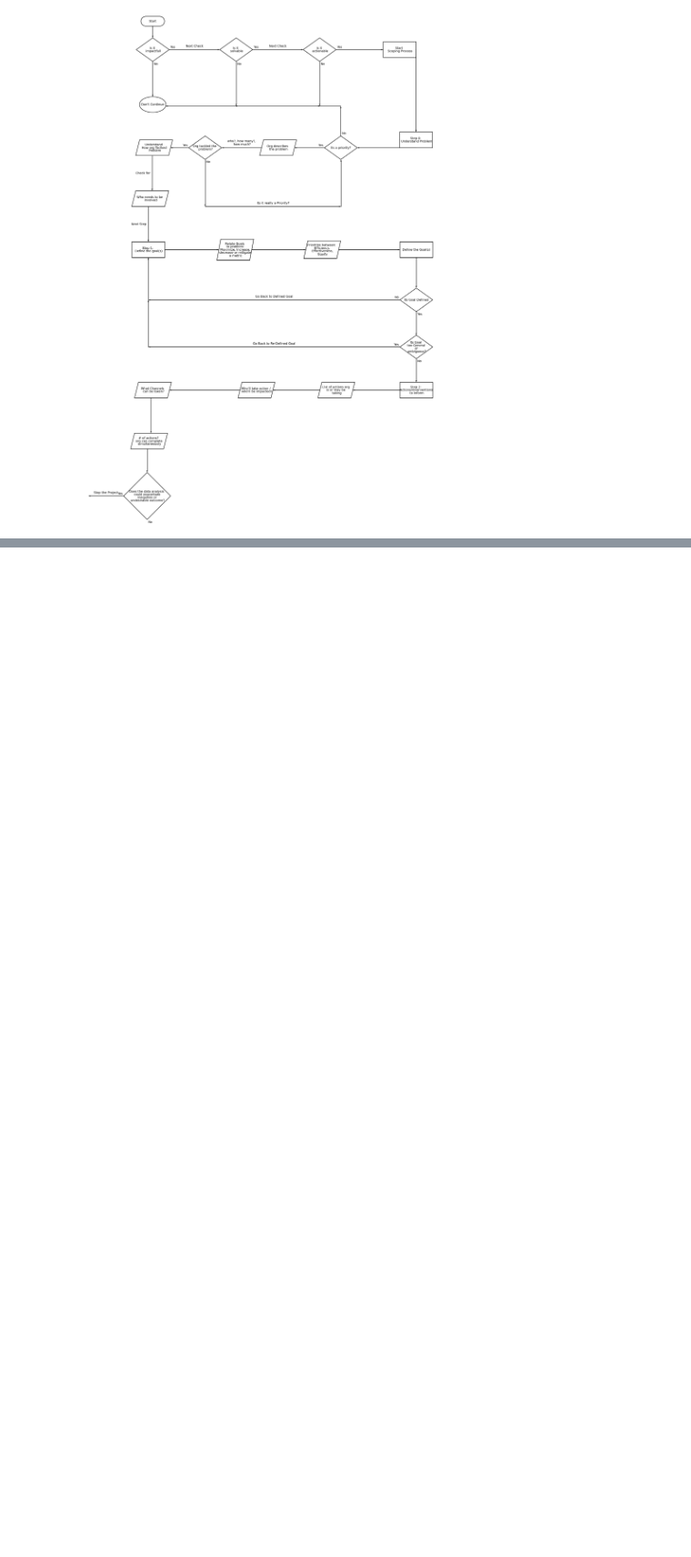
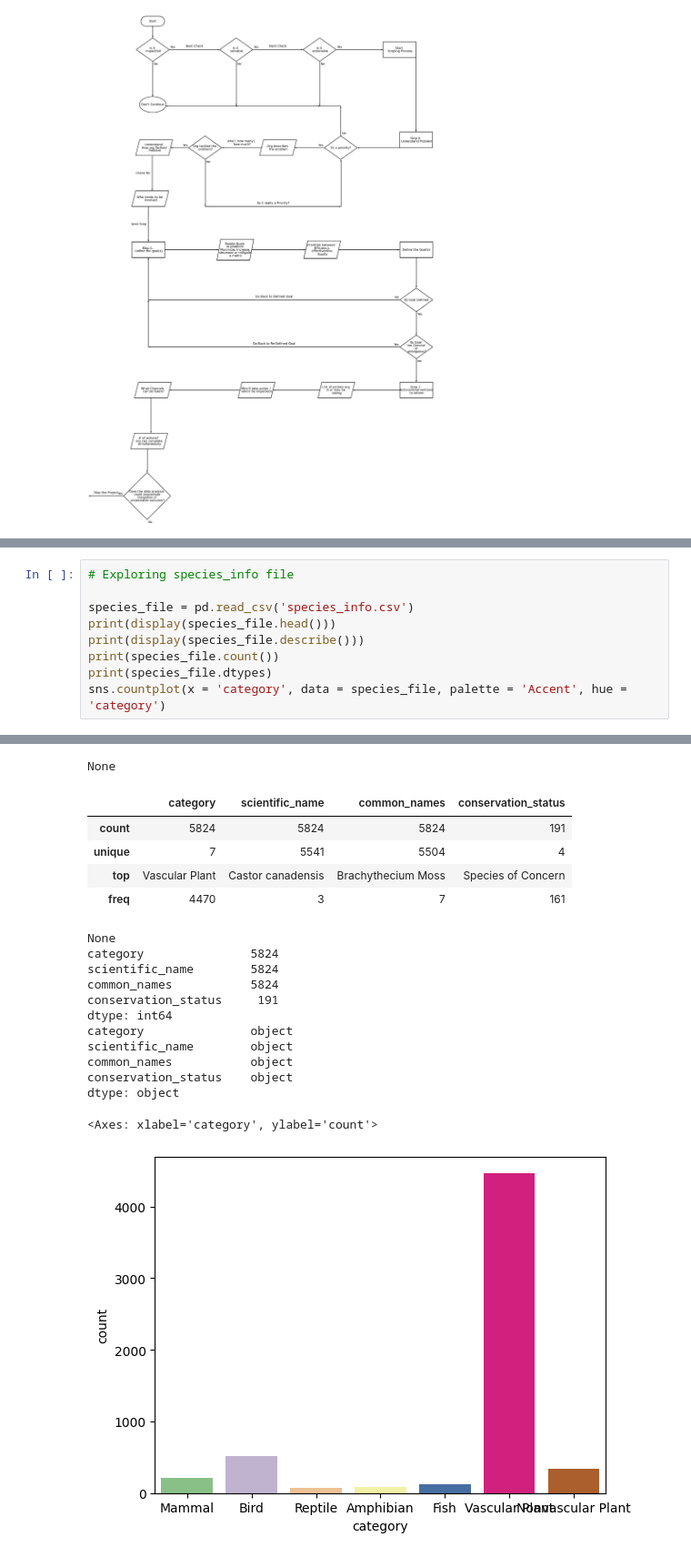
Before and after one commit to WillduaD98/portfolioDataAnalysisWillDua, a Jupyter notebook: biodiversity.ipynb, the cells around one changed output, grey strips where cells are left out. Shown at 91% size. Cells and saved outputs as stored; diff of their text form; blank space fills up the shorter version.

Commit message:
adding mergin tables of the project

```diff
--- a/biodiversity.ipynb
+++ b/biodiversity.ipynb
@@ -180,0 +270,10 @@ with schemdraw.Drawing() as d:
+# %%
+# Exploring species_info file
+
+species_file = pd.read_csv('species_info.csv')
+print(display(species_file.head()))
+print(display(species_file.describe()))
+print(species_file.count())
+print(species_file.dtypes)
+sns.countplot(x = 'category', data = species_file, palette = 'Accent', hue = 'category')
+# %% [output]
@@ -180,0 +286,19 @@ with schemdraw.Drawing() as d:
+None
+|  | category | scientific_name | common_names | conservation_status |
+| count | 5824 | 5824 | 5824 | 191 |
+| unique | 7 | 5541 | 5504 | 4 |
+| top | Vascular Plant | Castor canadensis | Brachythecium Moss | Species of Concern |
+| freq | 4470 | 3 | 7 | 161 |
+None
+category               5824
+scientific_name        5824
+common_names           5824
+conservation_status     191
+dtype: int64
+category               object
+scientific_name        object
+common_names           object
+conservation_status    object
+dtype: object
+<Axes: xlabel='category', ylabel='count'>
+[figure, added]
```
Also changed, not shown: parts of 20 cells of this notebook.
